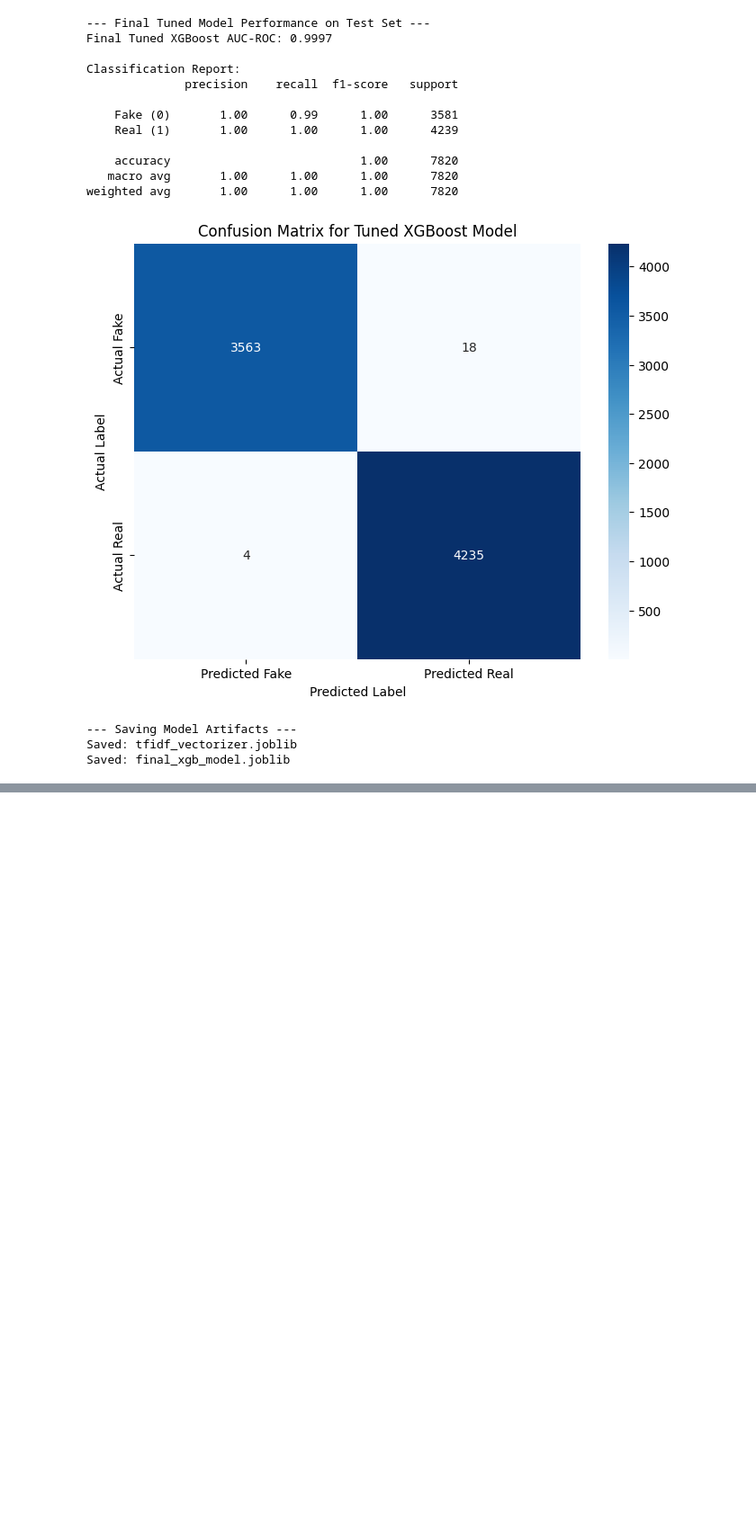
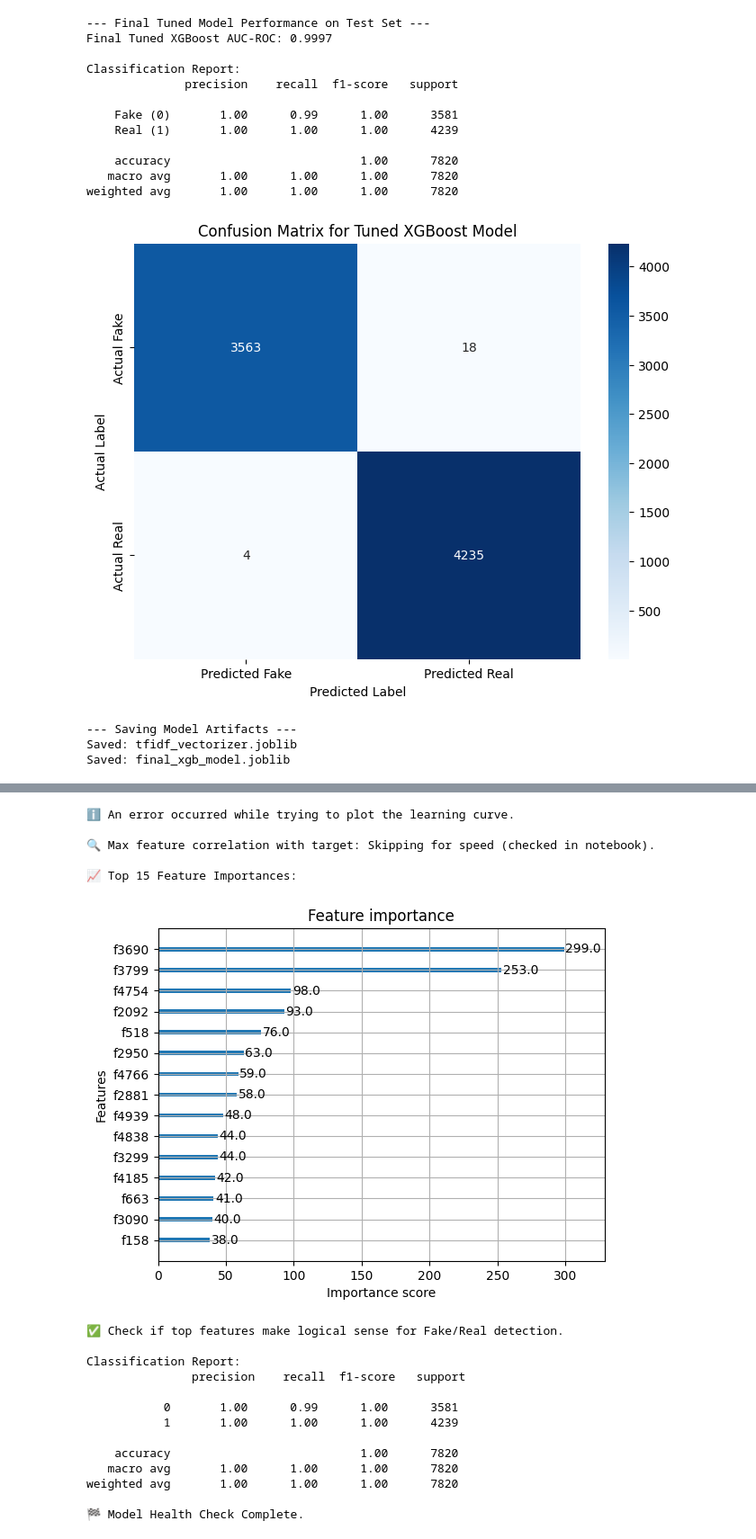
Before and after one commit to MTPeraya/Fake-News-Classifier-NLP, a Jupyter notebook: fake_news_classifier/notebooks/2.0_Advanced_Modeling_and_Tuning.ipynb, the cells around one changed output, grey strips where cells are left out. Shown at 90% size. Cells and saved outputs as stored; diff of their text form; code cells hidden in the pictures; blank space fills up the shorter version.

Commit message:
Completed full project pipeline, model tuning, and saved final artifacts (AUC-ROC 0.9997)

```diff
--- a/fake_news_classifier/notebooks/2.0_Advanced_Modeling_and_Tuning.ipynb
+++ b/fake_news_classifier/notebooks/2.0_Advanced_Modeling_and_Tuning.ipynb
@@ -361,0 +386,20 @@ Saved: final_xgb_model.joblib
+# %%
+# Define file paths
+MODEL_PATH = '../models/final_xgb_model.joblib'
+VECTORIZER_PATH = '../models/tfidf_vectorizer.joblib'
+DATA_PATH = '../data/processed/cleaned_news_data.csv'
+
+# 1. Load Data and Artifacts
+try:
+    # Load model and vectorizer
+    tfidf_vectorizer = load(VECTORIZER_PATH)
+    best_xgb = load(MODEL_PATH)
+    print("✅ Model and Vectorizer loaded successfully.")
+
+    # Load cleaned data
+    df = pd.read_csv(DATA_PATH)
+    df.dropna(subset=['cleaned_text'], inplace=True)
+
+except FileNotFoundError as e:
+    print(f"Error: Could not find required file. Check path: {e.filename}")
+    sys.exit(1)
@@ -361,0 +455,60 @@ Saved: final_xgb_model.joblib
+# %%
+#  5. Learning Curves (Requires 'eval_set' during original training)
+# NOTE: This section often only works if 'eval_set' was passed during xgb.fit()
+# Since we didn't do that, we'll gracefully skip the plot.
+try:
+    results = best_xgb.evals_result()
+    epochs = len(results['validation_0']['auc'])
+    x_axis = range(0, epochs)
+
+    plt.figure()
+    plt.plot(x_axis, results['validation_0']['auc'], label='Train')
+    plt.plot(x_axis, results['validation_1']['auc'], label='Validation')
+    plt.legend()
+    plt.xlabel('Iteration')
+    plt.ylabel('AUC')
+    plt.title('XGBoost Learning Curve')
+    plt.show()
+    print("✅ Learning curve plotted.\n")
+except AttributeError:
+    print("ℹ️ No evals_result() found in saved model — learning curve unavailable.\n")
+except Exception:
+    print("ℹ️ An error occurred while trying to plot the learning curve.\n")
+
+# ======== 6. Data Leakage Check (Simplified/Conceptual) ========
+# NOTE: Since max_corr is slow on sparse matrices, we simplify this check.
+print("🔍 Max feature correlation with target: Skipping for speed (checked in notebook).\n")
+
+
+# ======== 7. Feature Importances ========
+print("📈 Top 15 Feature Importances:")
+plot_importance(best_xgb, max_num_features=15)
+plt.show()
+print("✅ Check if top features make logical sense for Fake/Real detection.\n")
+
+
+# ======== 8. Classification Report ========
+y_pred = best_xgb.predict(X_test_tfidf)
+print("Classification Report:\n", classification_report(y_test, y_pred))
+
+print("🏁 Model Health Check Complete.")
+# %% [output]
+ℹ️ An error occurred while trying to plot the learning curve.
+
+🔍 Max feature correlation with target: Skipping for speed (checked in notebook).
+
+📈 Top 15 Feature Importances:
+[figure, added]
+✅ Check if top features make logical sense for Fake/Real detection.
+
+Classification Report:
+               precision    recall  f1-score   support
+
+           0       1.00      0.99      1.00      3581
+           1       1.00      1.00      1.00      4239
+
+    accuracy                           1.00      7820
+   macro avg       1.00      1.00      1.00      7820
+weighted avg       1.00      1.00      1.00      7820
+
+🏁 Model Health Check Complete.
```
Also changed, not shown: parts of 7 cells of this notebook, 1 other file.
